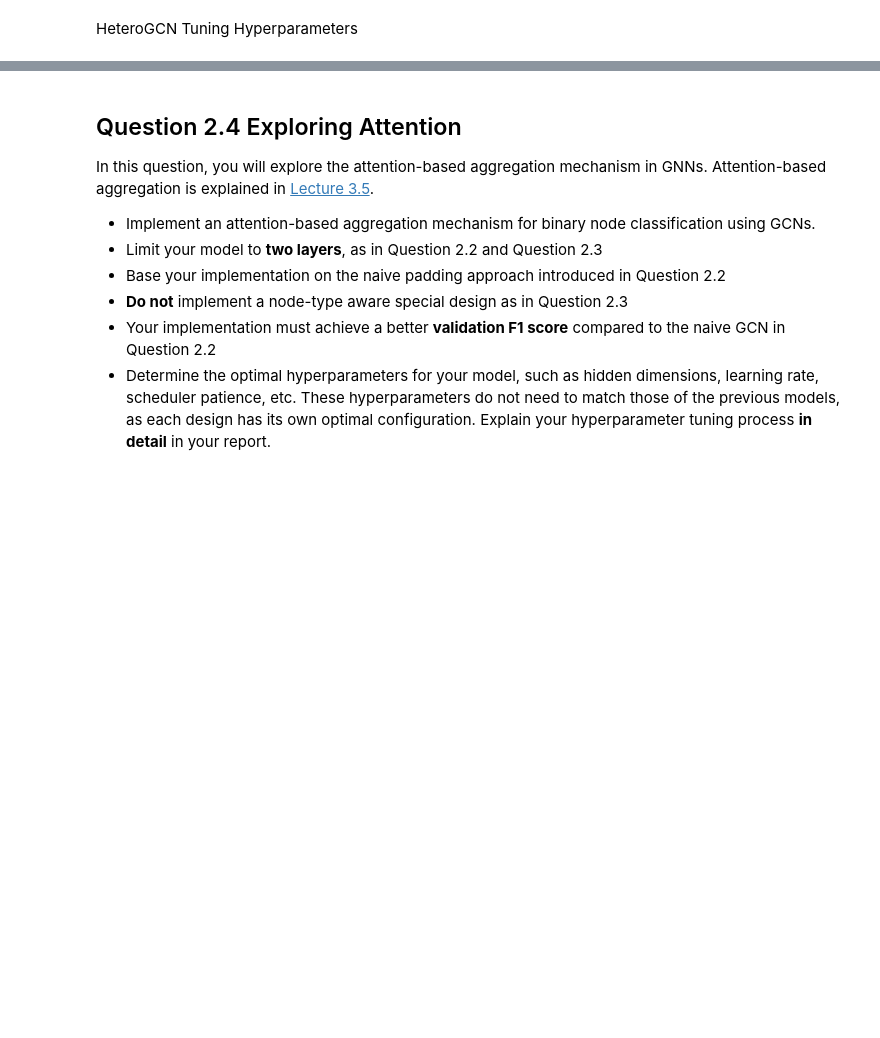
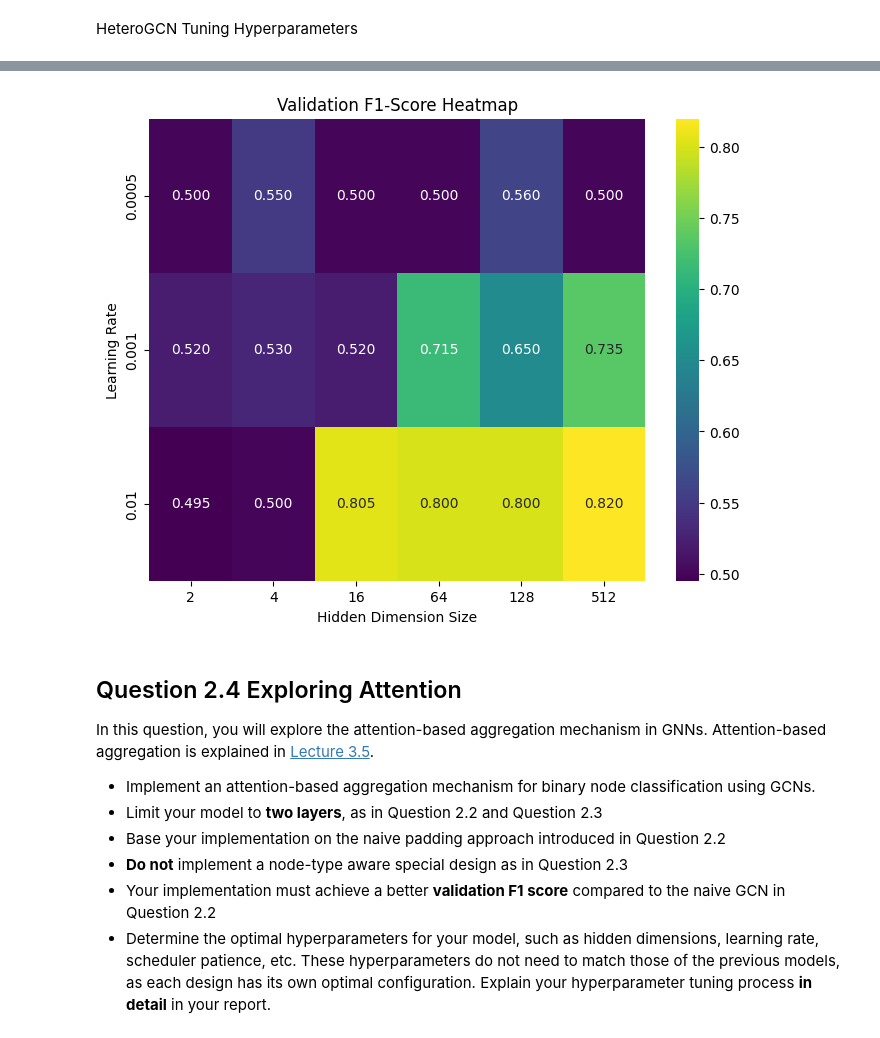
Before and after one commit to StevenChenWaiHo/Graph-Neural-Network, a Jupyter notebook: dgl_2425_cw1/q2_heterogeneous_node_classifcation.ipynb, the cells around one changed output, grey strips where cells are left out. Cells and saved outputs as stored; diff of their text form; code cells hidden in the pictures; blank space fills up the shorter version.

```diff
--- a/dgl_2425_cw1/q2_heterogeneous_node_classifcation.ipynb
+++ b/dgl_2425_cw1/q2_heterogeneous_node_classifcation.ipynb
@@ -842,11 +871,9 @@ Epoch 2540/10000 - Train Loss: 0.2934 - Val Precision: 0.6800 - Val Recall: 0.68
 # %% [markdown]
 HeteroGCN Tuning Hyperparameters
 # %%
-def get_results(hidden_dim, learning_rate):
+def get_result(X1_train, X2_train, A_train, A_val, mapping_train, mapping_val, num_epochs, hidden_dim, learning_rate, output_dim):
     input_dim1 = X1_train.shape[1]
     input_dim2 = X2_train.shape[1]
-
-    output_dim = 1
 
     hetero_gcn = HeteroGCN(input_dim1, input_dim2, hidden_dim, output_dim)
 
@@ -861,8 +888,8 @@ def get_results(hidden_dim, learning_rate):
         A_sorted = A[sorted_indices, :][:, sorted_indices]
         return A_sorted
 
-    A_train_normalized_sorted = sort_A_by_type(A_train_normalized, mapping_train)
-    A_val_normalized_sorted = sort_A_by_type(A_val_normalized, mapping_val)
+    A_train_normalized_sorted = sort_A_by_type(A_train, mapping_train)
+    A_val_normalized_sorted = sort_A_by_type(A_val, mapping_val)
 
     # Train
     loss_history, _ = train_model(
@@ -876,7 +903,7 @@ def get_results(hidden_dim, learning_rate):
         A=A_train_normalized_sorted,
         X1=X1_train,
         X2=X2_train,
-        num_epochs=10000,
+        num_epochs=num_epochs,
         lr=learning_rate,
         patience=50)
 
@@ -907,0 +917,13 @@ Average Precision: 0.5685, Recall: 0.5685, F1: 0.5685
+# %%
+hidden_dims = [2, 4, 16, 64, 128, 512]
+learning_rates = [0.01, 0.001, 0.0005]
+
+results = []
+
+output_dim = 1
+num_epochs = 10000
+
+for hidden_dim in hidden_dims:
+    for learning_rate in learning_rates:
+        result = get_result(X1_train, X2_train, A_train_normalized, A_val_normalized, mapping_train, mapping_val, num_epochs, hidden_dim, learning_rate, output_dim)
+        results.append(result)
@@ -908,3 +948,20 @@ Average Precision: 0.5685, Recall: 0.5685, F1: 0.5685
+# %%
+# Convert results into a DataFrame
+df = pd.DataFrame(results)
+
+# Plot Train F1-Scores
+heatmap_data = df.pivot(index="learning_rate", columns="hidden_dim", values="f1")
+
+plt.figure(figsize=(8, 6))
+sns.heatmap(heatmap_data, annot=True, cmap="viridis", fmt=".3f")
+
+plt.xlabel("Hidden Dimension Size")
+plt.ylabel("Learning Rate")
+plt.title("Validation F1-Score Heatmap")
+
+plt.show()
+# %% [output]
+[figure, added]
 # %% [markdown]
 ## Question 2.4 Exploring Attention
 In this question, you will explore the attention-based aggregation mechanism in GNNs. Attention-based aggregation is explained in [Lecture 3.5](https://www.youtube.com/watch?v=zRmzVkidkqA&list=PLug43ldmRSo14Y_vt7S6vanPGh-JpHR7T&index=14).
```
Also changed, not shown: parts of 7 cells of this notebook.
